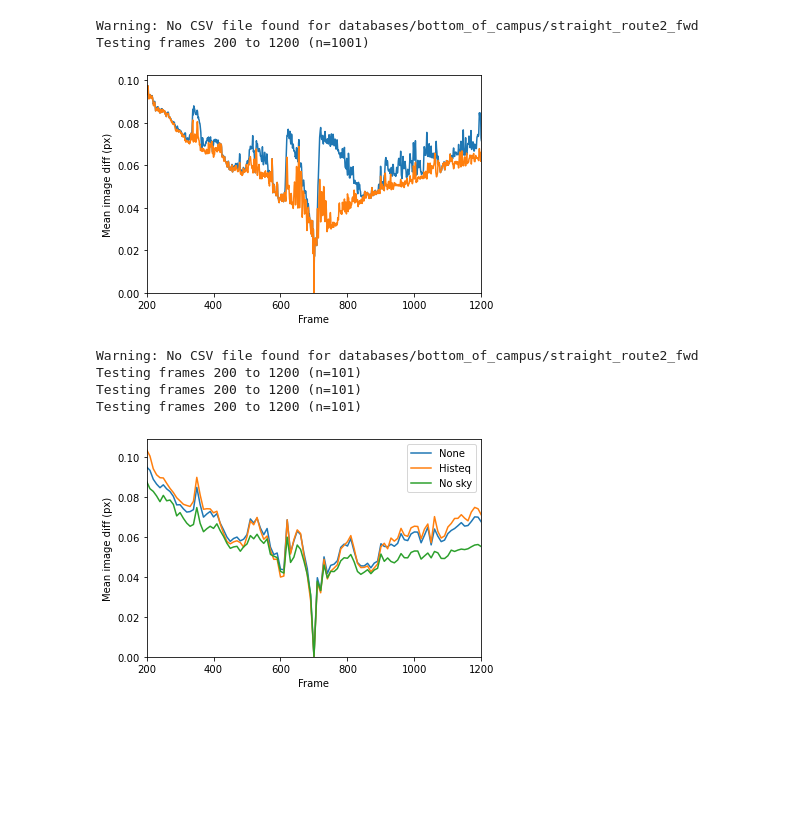
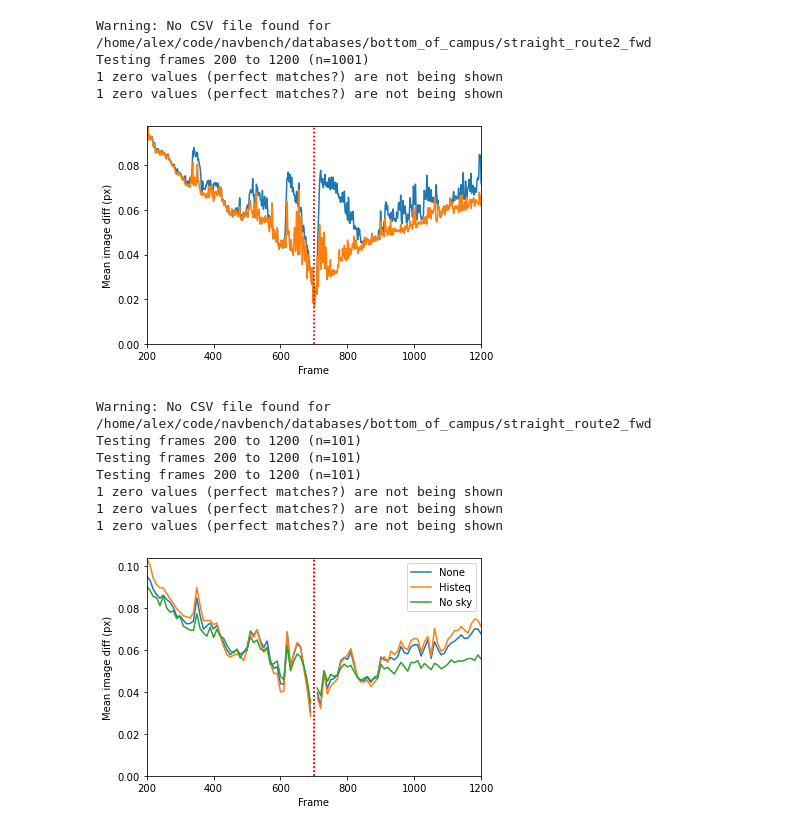
Before and after one commit to BrainsOnBoard/navbench, a Jupyter notebook: route_idfs_campus.ipynb, the cells around one changed output. Cells and saved outputs as stored; diff of their text form; code cells hidden in the pictures; blank space fills up the shorter version.

Commit message:
Draw red lines to indicate omitted values (i.e. perfect matches)

```diff
--- a/route_idfs_campus.ipynb
+++ b/route_idfs_campus.ipynb
@@ -14,40 +14,45 @@ resize = ip.resize(*IMSIZE)
 db = navbench.Database('bottom_of_campus/straight_route2_fwd')
 
 # IDF vs RIDF for every frame
-db.plot_idfs_frames(FRAME, FRAME_DIST, resize, FR_STEP, RIDF_STEP)
+db.plot_idfs_frames(FRAME, FRAME_DIST, resize, FR_STEP, RIDF_STEP, filter_zeros=True)
 # %% [output]
-Warning: No CSV file found for databases/bottom_of_campus/straight_route2_fwd
+Warning: No CSV file found for /home/alex/code/navbench/databases/bottom_of_campus/straight_route2_fwd
 Testing frames 200 to 1200 (n=1001)
+1 zero values (perfect matches?) are not being shown
+1 zero values (perfect matches?) are not being shown
-[figure, old version]
+[figure, new version]
 # %%
 import matplotlib.pyplot as plt
 import navbench as nb
 from navbench import improc as ip
 
 FRAME_DIST  = 500
 IMSIZE      = (180, 55)
 FR_STEP     = 10 # Every 10th frame
 FRAME       = 700
 RIDF_STEP   = 2
 
 resize = ip.resize(*IMSIZE)
 tests = [resize, ip.chain(resize, ip.histeq), ip.chain(resize, ip.remove_sky)]
 labels = ['None', 'Histeq', 'No sky']
 
 db = nb.Database('bottom_of_campus/straight_route2_fwd')
 diffs = []
 for test in tests:
     (images, snap, entries) = db.test_frames(FRAME, FRAME_DIST, test, FR_STEP)
     diffs.append(nb.route_ridf(images, snap, FR_STEP))
 
 # Plot for different image preprocessing methods
-nb.plot_route_idf(entries, *diffs, labels=labels)
+nb.plot_route_idf(entries, *diffs, labels=labels, filter_zeros=True)
 # %% [output]
-Warning: No CSV file found for databases/bottom_of_campus/straight_route2_fwd
+Warning: No CSV file found for /home/alex/code/navbench/databases/bottom_of_campus/straight_route2_fwd
 Testing frames 200 to 1200 (n=101)
 Testing frames 200 to 1200 (n=101)
 Testing frames 200 to 1200 (n=101)
+1 zero values (perfect matches?) are not being shown
+1 zero values (perfect matches?) are not being shown
+1 zero values (perfect matches?) are not being shown
-[figure, old version]
+[figure, new version]
 # %%
 import matplotlib.pyplot as plt
 import navbench as nb
```
Also changed, not shown: parts of 1 cell of this notebook, 4 other files.
